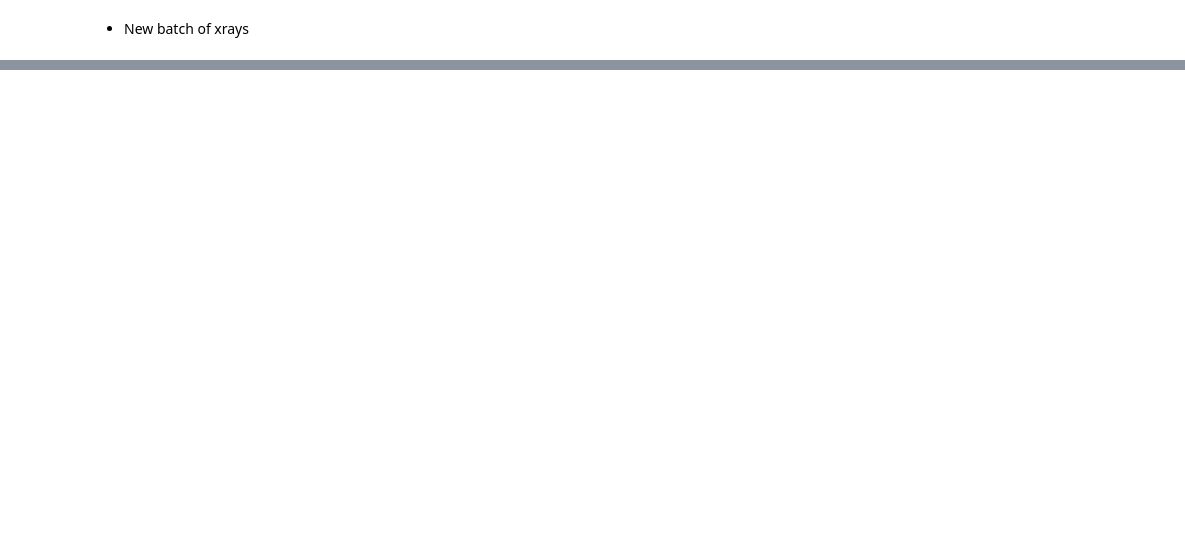
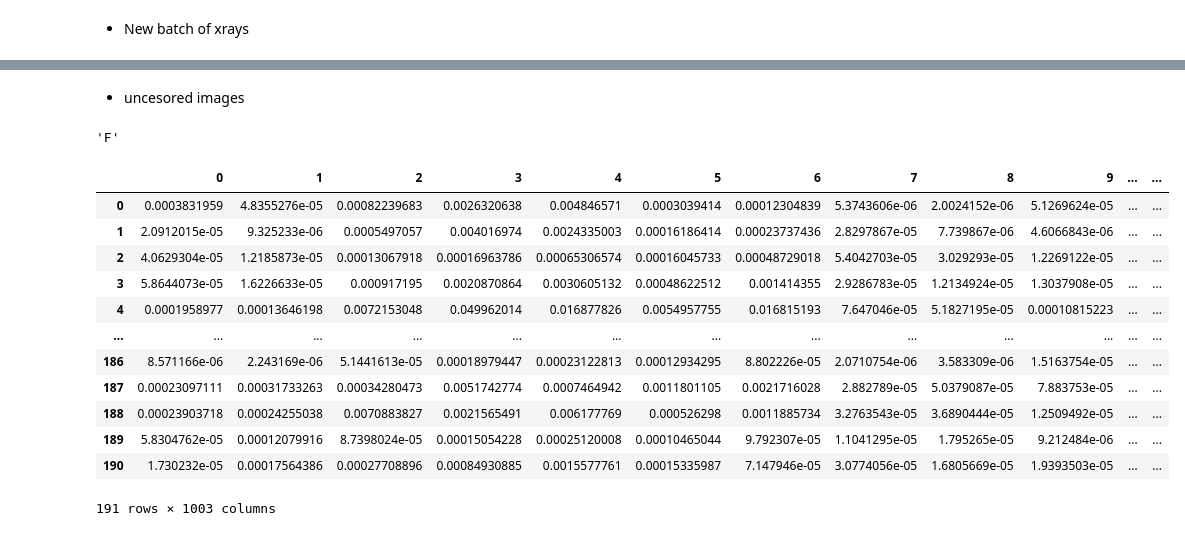
Before and after one commit to GerardDD/PR_Final_PeriapicalRadiography_Classification, a Jupyter notebook: Modelo/Dataset_VGG16.ipynb, the cells around one changed output, grey strips where cells are left out. Saved outputs shown, nothing was run; the diff lists cells and outputs as text; code cells hidden in the pictures; blank space fills up the shorter version.

```diff
--- a/Modelo/Dataset_VGG16.ipynb
+++ b/Modelo/Dataset_VGG16.ipynb
@@ -356,3 +356,42 @@ df_final = pd.concat([df,df_c])
 df_final.to_csv('df_cropped_2.csv')
 # %% [output]
 [interactive output not drawn]
+# %% [markdown]
+- uncesored images
+# %%
+sin_imagen_arr = pickle.load(open('../Image_preprocessing/sin_imagen_noCens.txt','rb'))
+# %%
+sin_imagen_arr[0][-1]
+# %% [output]
+'F'
+# %%
+
+df = pd.DataFrame(
+    columns= range(0,len(sin_imagen_arr[0])),
+    index= range(0,len(sin_imagen_arr)))
+
+pos = -1
+for i in sin_imagen_arr:
+    pos += 1
+    col = 0
+    for j in i:
+        df.iloc[pos,col] = j
+        col += 1
+
+df['Target'] = 0
+# %%
+df
+# %% [output]
+|  | 0 | 1 | 2 | 3 | 4 | 5 | 6 | 7 | 8 | 9 | ... | ... |
+| 0 | 0.0003831959 | 4.8355276e-05 | 0.00082239683 | 0.0026320638 | 0.004846571 | 0.0003039414 | 0.00012304839 | 5.3743606e-06 | 2.0024152e-06 | 5.1269624e-05 | ... | ... |
+| 1 | 2.0912015e-05 | 9.325233e-06 | 0.0005497057 | 0.004016974 | 0.0024335003 | 0.00016186414 | 0.00023737436 | 2.8297867e-05 | 7.739867e-06 | 4.6066843e-06 | ... | ... |
+| 2 | 4.0629304e-05 | 1.2185873e-05 | 0.00013067918 | 0.00016963786 | 0.00065306574 | 0.00016045733 | 0.00048729018 | 5.4042703e-05 | 3.029293e-05 | 1.2269122e-05 | ... | ... |
+| 3 | 5.8644073e-05 | 1.6226633e-05 | 0.000917195 | 0.0020870864 | 0.0030605132 | 0.00048622512 | 0.001414355 | 2.9286783e-05 | 1.2134924e-05 | 1.3037908e-05 | ... | ... |
+| 4 | 0.0001958977 | 0.00013646198 | 0.0072153048 | 0.049962014 | 0.016877826 | 0.0054957755 | 0.016815193 | 7.647046e-05 | 5.1827195e-05 | 0.00010815223 | ... | ... |
+| ... | ... | ... | ... | ... | ... | ... | ... | ... | ... | ... | ... | ... |
+| 186 | 8.571166e-06 | 2.243169e-06 | 5.1441613e-05 | 0.00018979447 | 0.00023122813 | 0.00012934295 | 8.802226e-05 | 2.0710754e-06 | 3.583309e-06 | 1.5163754e-05 | ... | ... |
+| 187 | 0.00023097111 | 0.00031733263 | 0.00034280473 | 0.0051742774 | 0.0007464942 | 0.0011801105 | 0.0021716028 | 2.882789e-05 | 5.0379087e-05 | 7.883753e-05 | ... | ... |
+| 188 | 0.00023903718 | 0.00024255038 | 0.0070883827 | 0.0021565491 | 0.006177769 | 0.000526298 | 0.0011885734 | 3.2763543e-05 | 3.6890444e-05 | 1.2509492e-05 | ... | ... |
+| 189 | 5.8304762e-05 | 0.00012079916 | 8.7398024e-05 | 0.00015054228 | 0.00025120008 | 0.00010465044 | 9.792307e-05 | 1.1041295e-05 | 1.795265e-05 | 9.212484e-06 | ... | ... |
+| 190 | 1.730232e-05 | 0.00017564386 | 0.00027708896 | 0.00084930885 | 0.0015577761 | 0.00015335987 | 7.147946e-05 | 3.0774056e-05 | 1.6805669e-05 | 1.9393503e-05 | ... | ... |
+191 rows × 1003 columns
```
Also changed, not shown: parts of 3 cells of this notebook, 3 other files.
